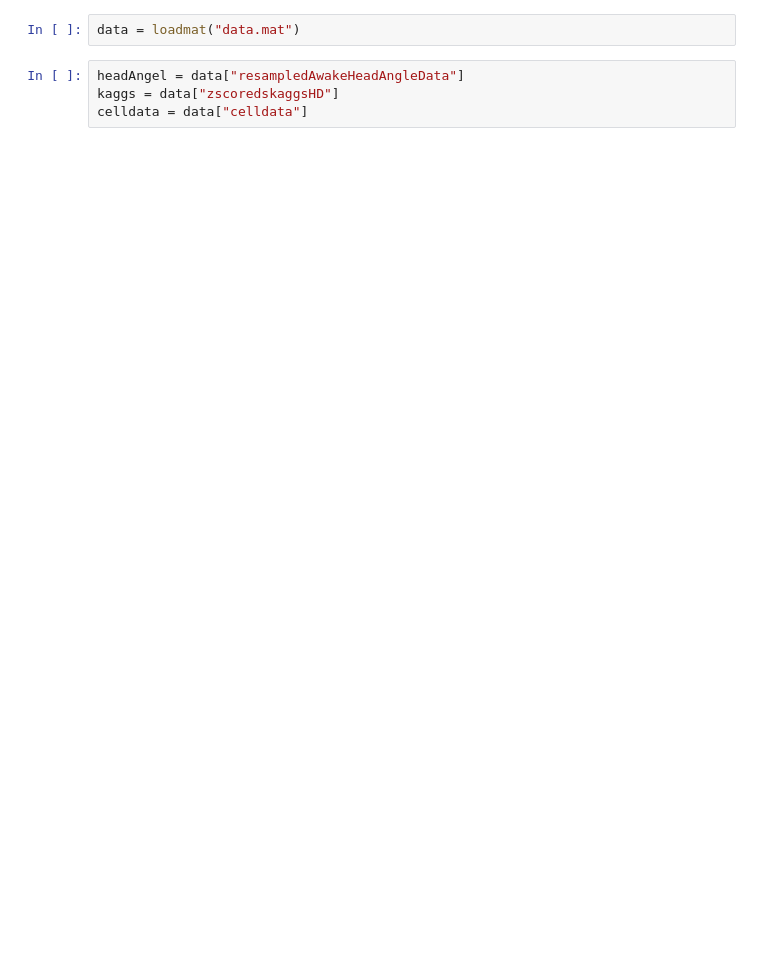
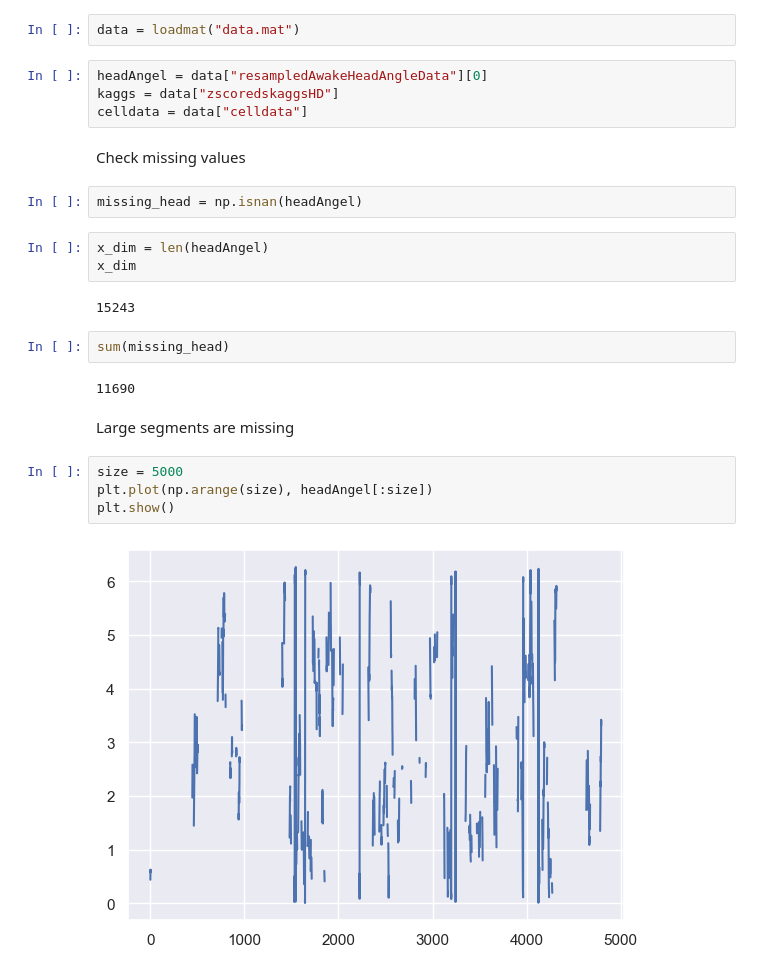
Before and after one commit to Zoroa1885/Head_direction_forcasting, a Jupyter notebook: analysis.ipynb, the cells around one changed output. Cells and saved outputs as stored; diff of their text form; blank space fills up the shorter version.

```diff
--- a/analysis.ipynb
+++ b/analysis.ipynb
@@ -6,6 +22,27 @@ import numpy as np
 # %%
 data = loadmat("data.mat")
 # %%
-headAngel = data["resampledAwakeHeadAngleData"]
+headAngel = data["resampledAwakeHeadAngleData"][0]
 kaggs = data["zscoredskaggsHD"]
 celldata = data["celldata"]
+# %% [markdown]
+Check missing values
+# %%
+missing_head = np.isnan(headAngel)
+# %%
+x_dim = len(headAngel)
+x_dim
+# %% [output]
+15243
+# %%
+sum(missing_head)
+# %% [output]
+11690
+# %% [markdown]
+Large segments are missing
+# %%
+size = 5000
+plt.plot(np.arange(size), headAngel[:size])
+plt.show()
+# %% [output]
+[figure, added]
```
Also changed, not shown: parts of 40 cells of this notebook.
